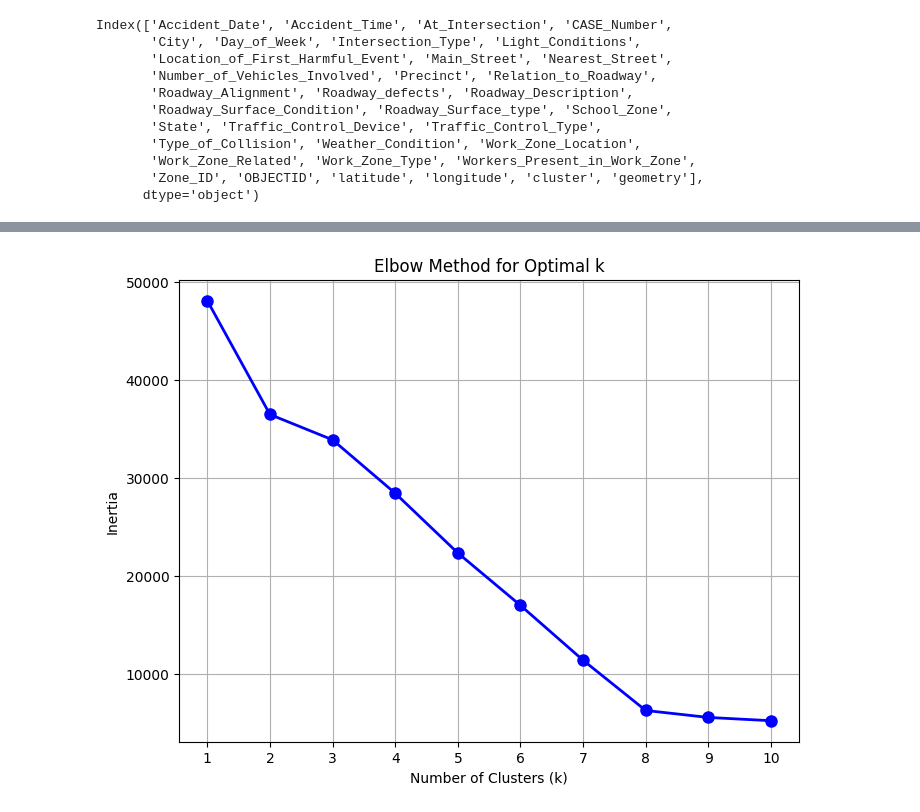
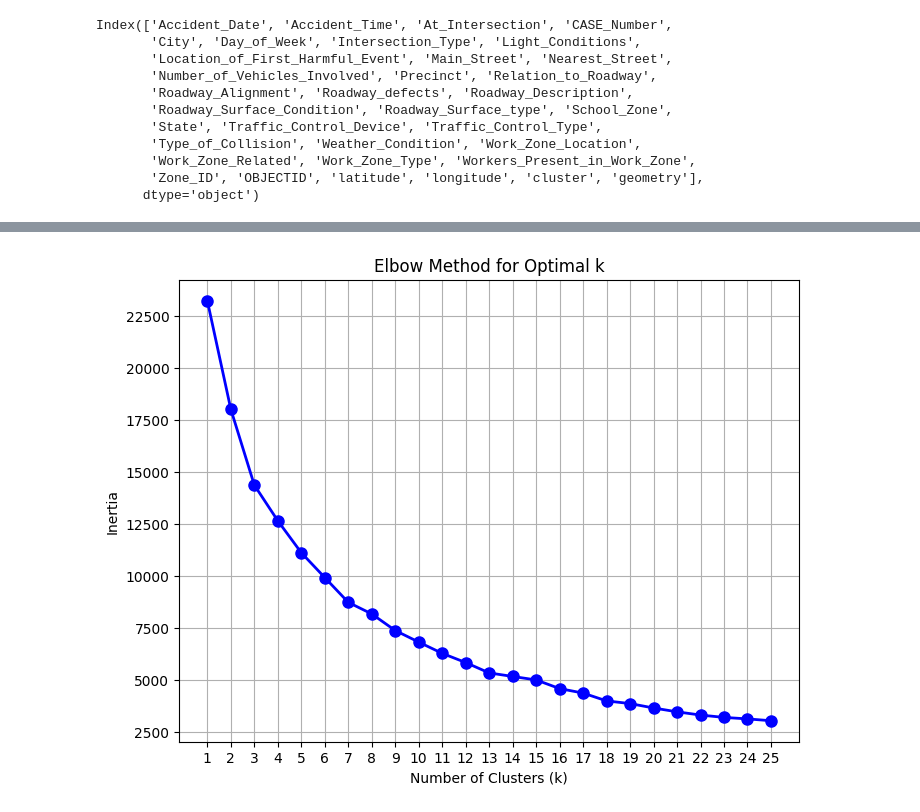
Before and after one commit to andrewma5/vb-auto-accidents, a Jupyter notebook: ClusteringClusters.ipynb, the cells around one changed output, grey strips where cells are left out. Saved outputs shown, nothing was run; the diff lists cells and outputs as text; code cells hidden in the pictures.

Commit message:
Improve clustering of groups

```diff
--- a/ClusteringClusters.ipynb
+++ b/ClusteringClusters.ipynb
@@ -33,5 +33,7 @@ Index(['Accident_Date', 'Accident_Time', 'At_Intersection', 'CASE_Number',
        'Work_Zone_Related', 'Work_Zone_Type', 'Workers_Present_in_Work_Zone',
        'Zone_ID', 'OBJECTID', 'latitude', 'longitude', 'cluster', 'geometry'],
       dtype='object')
+# %%
+gdf['At_Intersection_Binary'] = gdf["Intersection_Type"] != "NOT AT INTERSECTION"
 # %%
-gdf["Roadway_Alignment"].value_counts()
+gdf["Accident_Date"] = pd.to_datetime(gdf["Accident_Date"])
@@ -97,6 +86,10 @@ def average_times_of_day(x):
 # https://stackoverflow.com/questions/15222754/groupby-pandas-dataframe-and-select-most-common-value
 info_from_cluster = gdf.groupby('cluster').agg(
     num_of_accidents=('cluster', 'size'),  # get the count
+    at_intersection=('At_Intersection_Binary', 'mean'),
+    total_vehicles=('Number_of_Vehicles_Involved', 'sum'), # total number of vehicles involved
+    avg_vehicles=('Number_of_Vehicles_Involved', 'mean'), # mean number of vehicles involved
+    average_days_ago=('Accident_Date', lambda x: (pd.to_datetime('10/1/2023', utc=True) - x.mean()).days),  # difference between average accident date and 10/1
     avg_accident_time=('Accident_Time', average_times_of_day),  # avg time (seconds from midnight)
     # most_common_day=('Day_of_Week', lambda x: x.value_counts().index[0]), # most common day
 )
@@ -146,3 +111,5 @@ cluster_info.head()
+# %%
+cluster_info = info_from_cluster.copy()
 # %%
 from sklearn.preprocessing import StandardScaler
 scaler = StandardScaler()
@@ -165,25 +132,25 @@ array([[ 1.75732374,  0.4206046 , -0.37052057, ..., -0.40715875,
 # %%
 from sklearn.cluster import KMeans, AgglomerativeClustering
 import matplotlib.pyplot as plt
 
 inertia = []
-possible_k_values = range(1, 11)  # You can adjust the range of k values as needed
+possible_k_values = range(1, 26)  # You can adjust the range of k values as needed
 
 for k in possible_k_values:
     kmeans = KMeans(n_clusters=k, n_init='auto', random_state=42)
     kmeans.fit(cluster_scaled)
     inertia.append(kmeans.inertia_)
 
 # Plotting the elbow graph
 plt.figure(figsize=(8, 6))
 plt.plot(possible_k_values, inertia, marker='o', color='b', linestyle='-', linewidth=2, markersize=8)
 plt.xlabel('Number of Clusters (k)')
 plt.ylabel('Inertia')
 plt.title('Elbow Method for Optimal k')
-plt.xticks(np.arange(1, 11, 1))  # Adjust the x-axis ticks based on your range of k values
+plt.xticks(np.arange(1, 26, 1))  # Adjust the x-axis ticks based on your range of k values
 plt.grid(True)
 plt.show()
 # %% [output]
-[figure, old version]
+[figure, new version]
 # %%
 from sklearn.cluster import KMeans, AgglomerativeClustering
```
Also changed, not shown: parts of 15 cells of this notebook, 1 other file.
